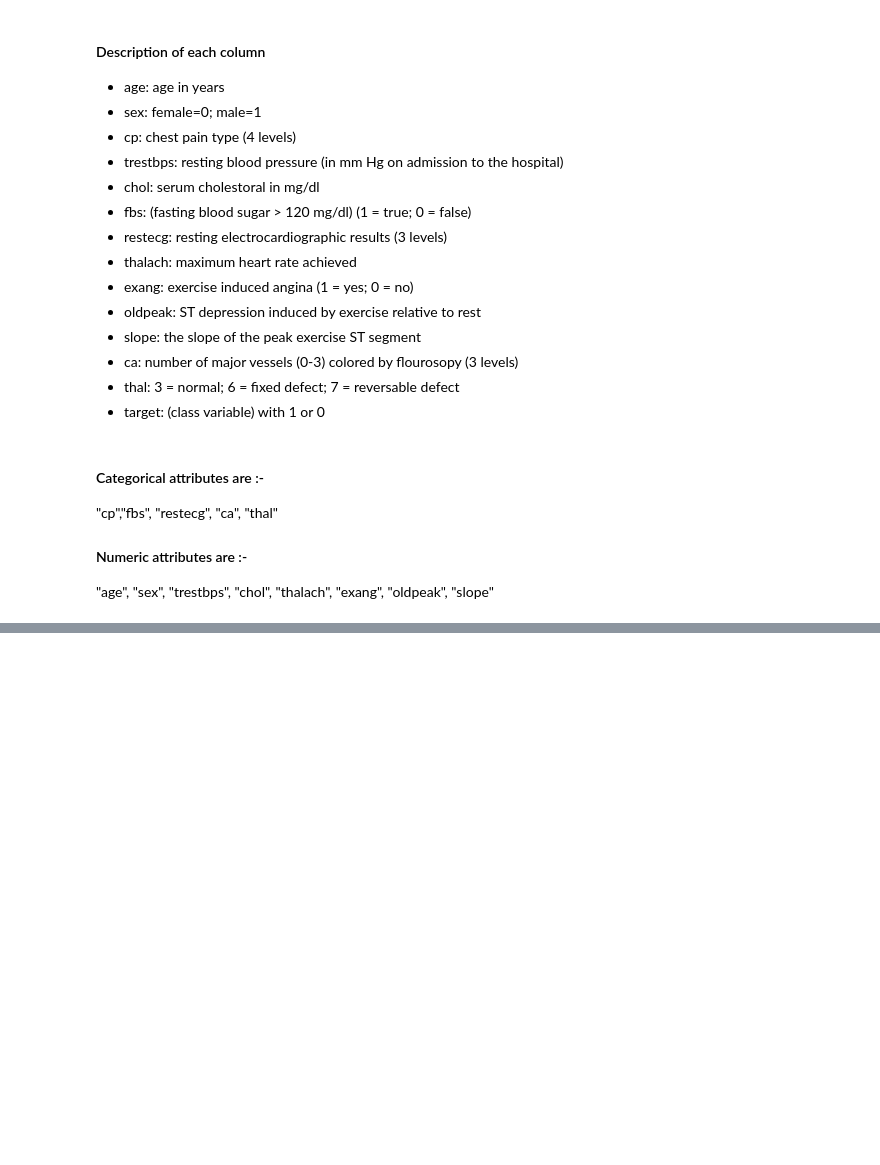
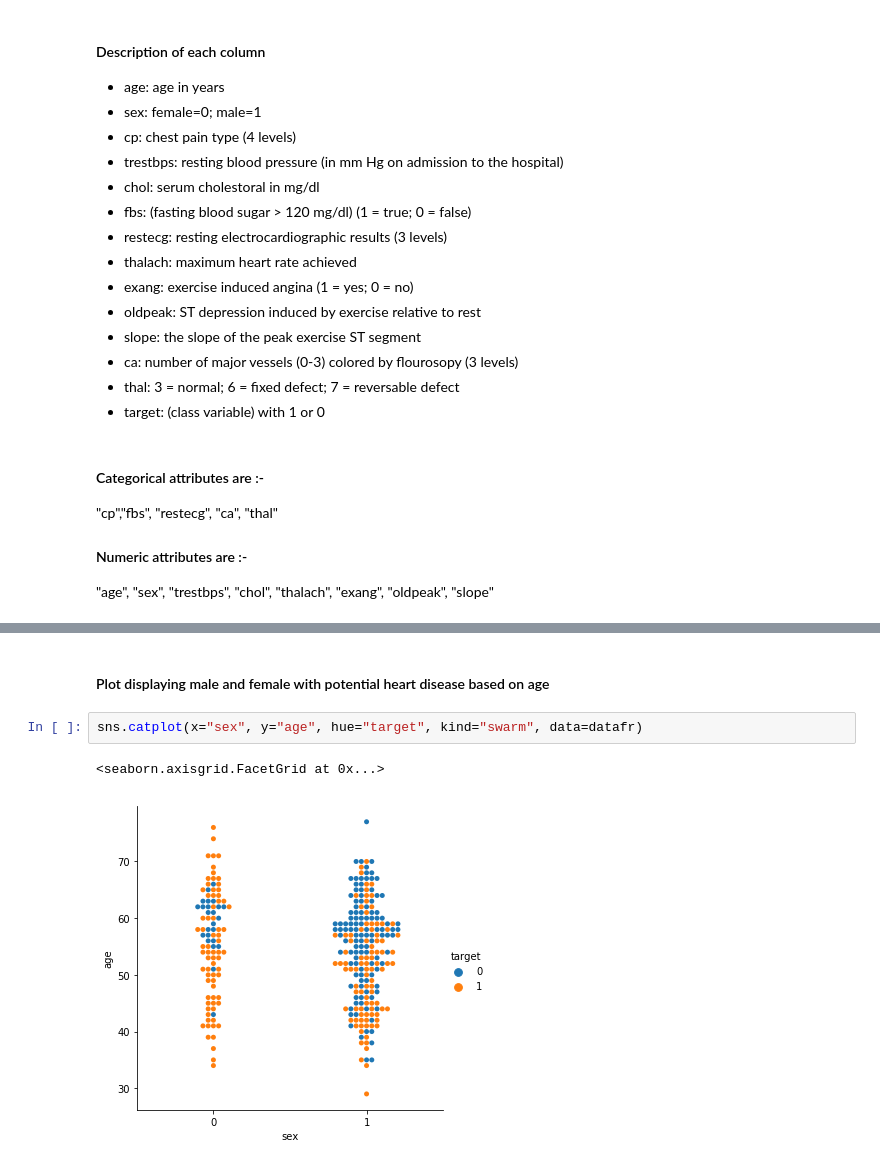
Before and after one commit to chauhan-nitin/UCI_HeartDisease, a Jupyter notebook: heartdisease.ipynb, the cells around one changed output, grey strips where cells are left out. Drawn from its saved outputs; the diff is of its cells as text; blank space fills up the shorter version.

```diff
--- a/heartdisease.ipynb
+++ b/heartdisease.ipynb
@@ -67,0 +86,7 @@ Dimension of the dataset is:  (303, 14)
+# %% [markdown]
+#### Plot displaying male and female with potential heart disease based on age
+# %%
+sns.catplot(x="sex", y="age", hue="target", kind="swarm", data=datafr)
+# %% [output]
+<seaborn.axisgrid.FacetGrid at 0x...>
+[figure, added]
```
Also changed, not shown: parts of 4 cells of this notebook.
